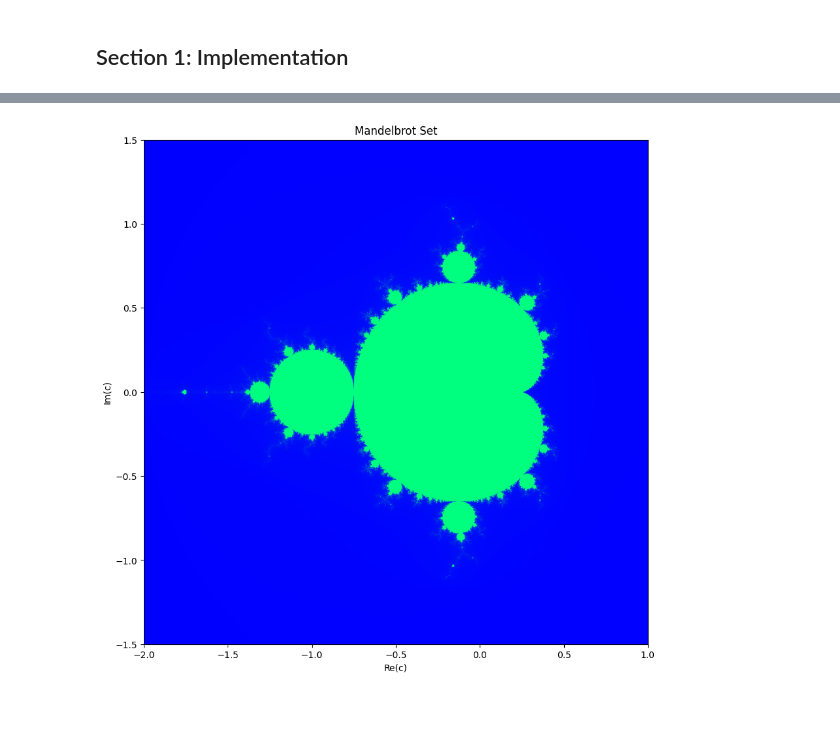
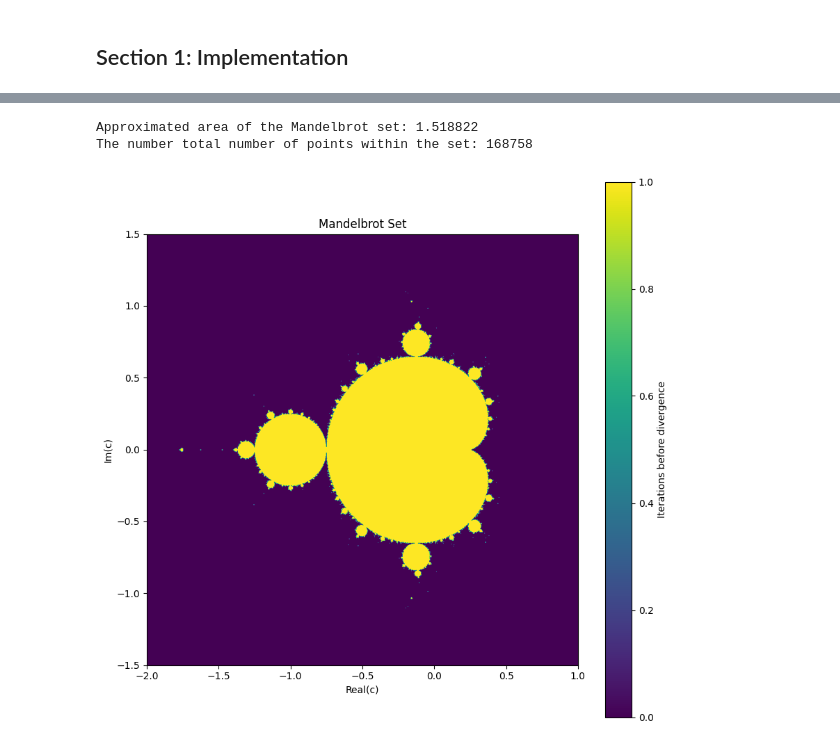
Before and after one commit to KeniaLS/Stoc_Sim_Assignment1, a Jupyter notebook: SS_Kenia_Divya_Assignment1.ipynb, the cells around one changed output, grey strips where cells are left out. Saved outputs shown, nothing was run; the diff lists cells and outputs as text; code cells hidden in the pictures; blank space fills up the shorter version.

```diff
--- a/SS_Kenia_Divya_Assignment1.ipynb
+++ b/SS_Kenia_Divya_Assignment1.ipynb
@@ -21,37 +27,64 @@ import matplotlib.pyplot as plt
 # %%
 def mandelbrot(c, max_iter):
-    z = c
+    '''Function that asseses if the complex number diverges after some number iterations.
+    Expects: c and max_iter, a complex number and the maximum number of iterations to check for divergence.
+    Modifies: nothing
+    Returns: Number boolean True if the complex number does not diverege afeter a max_iter'''
+    z = 0
     for n in range(max_iter):
-        if abs(z) > 2:  # Check for divergence. If abs(z) > 2, then the sequence will diverge to infinity.
-            return n
         z = z * z + c
-    return max_iter
+        if abs(z) > 2:  # Check for divergence. If the magnitude of c is greater than 2, abs(z) > 2, then the sequence will diverge to infinity.
+            return False  # Point c not in Mandelbrot set
 
-def mandelbrot_set(x_min, x_max, y_min, y_max, width, height, max_iter):
-    image = np.zeros((width, height))
+    return True  # Point c in Mandelbrot set
+
+
+def mandelbrot_plot():
+    max_iter = 255
+    x_min, x_max = -2.0, 1.0
+    y_min, y_max = -1.5, 1.5
+    width, height = 1000, 1000 #Resolution of the image
+
+
+    total_points = width * height
+    points_inside_set = 0
+
+    mandelbrot_image = np.zeros((width, height))
     for x in range(width):
         for y in range(height):
             real = x * (x_max - x_min) / (width - 1) + x_min
             imag = y * (y_max - y_min) / (height - 1) + y_min
             c = complex(real, imag)
-            color = mandelbrot(c, max_iter)
-            image[x, y] = color
 
-    return image
+            mandelbrot_image[x, y] = mandelbrot(c, max_iter)
 
-# Set the range and dimensions for the plot
-x_min, x_max = -2.0, 1.0
-y_min, y_max = -1.5, 1.5
-width, height = 1000, 1000
-max_iter = 200
+            if mandelbrot(c, max_iter) == True:
+                points_inside_set += 1
 
-mandelbrot_image = mandelbrot_set(x_min, x_max, y_min, y_max, width, height, max_iter)
+    area_ratio = points_inside_set / total_points
+    total_area = (x_max - x_min) * (y_max - y_min)
+    estimated_area = area_ratio * total_area
+    A_M = estimated_area
 
-plt.figure(figsize=(10, 10))
-plt.imshow(mandelbrot_image.T, cmap='winter', extent=(x_min, x_max, y_min, y_max))
-plt.xlabel('Re(c)')
-plt.ylabel('Im(c)')
-plt.title('Mandelbrot Set')
-plt.show()
+
+    print (f"Approximated area of the Mandelbrot set: {A_M}")
+    print (f"The number total number of points within the set: {points_inside_set}")
+
+
+    plt.figure(figsize=(10, 10))
+    plt.imshow(mandelbrot_image.T, cmap='viridis', extent=(x_min, x_max, y_min, y_max))
+    plt.xlabel('Real(c)')
+    plt.ylabel('Im(c)')
+    plt.title('Mandelbrot Set')
+    plt.colorbar(label='Iterations before divergence')
+    plt.show()
+
+    #estimated_area, points_inside = mandelbrot_area(1000)
+    #print("Estimated Area:", estimated_area)
+    #print("Points Inside Mandelbrot Set:", points_inside)
+
+mandelbrot_plot()
 # %% [output]
+Approximated area of the Mandelbrot set: 1.518822
+The number total number of points within the set: 168758
-[figure, old version]
+[figure, new version]
```
Also changed, not shown: parts of 5 cells of this notebook.
